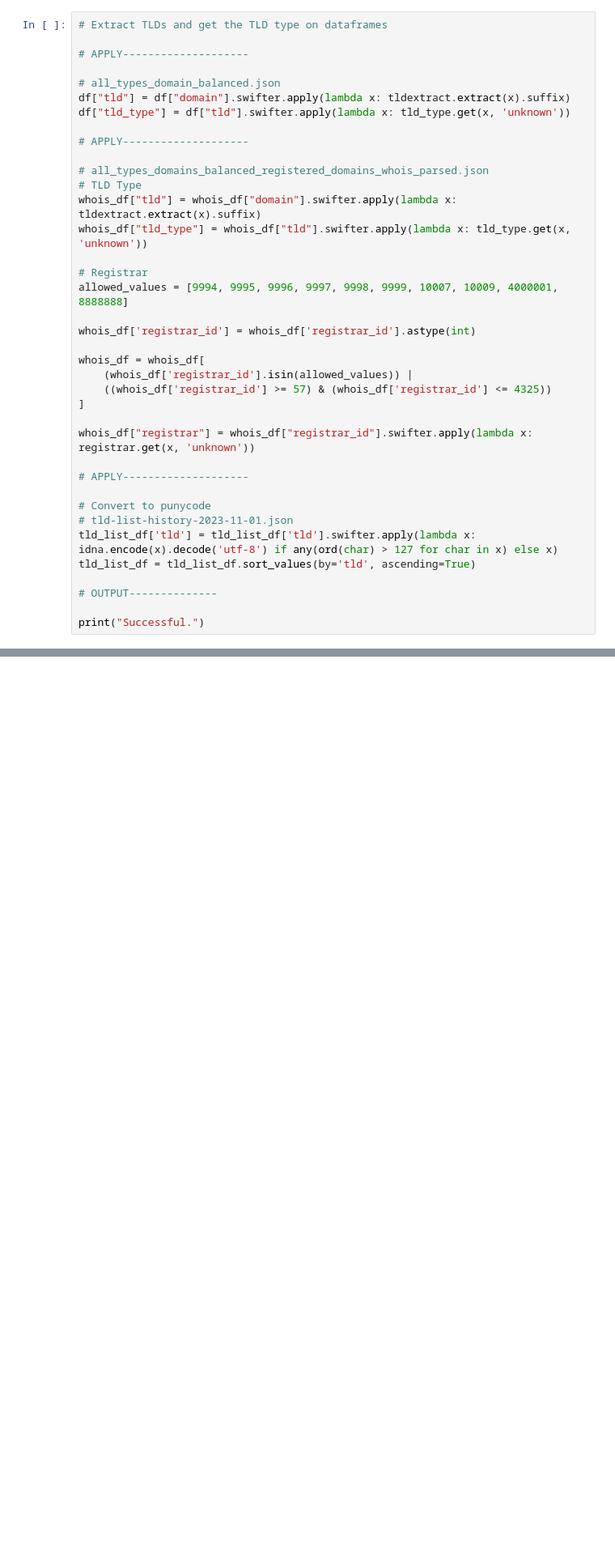
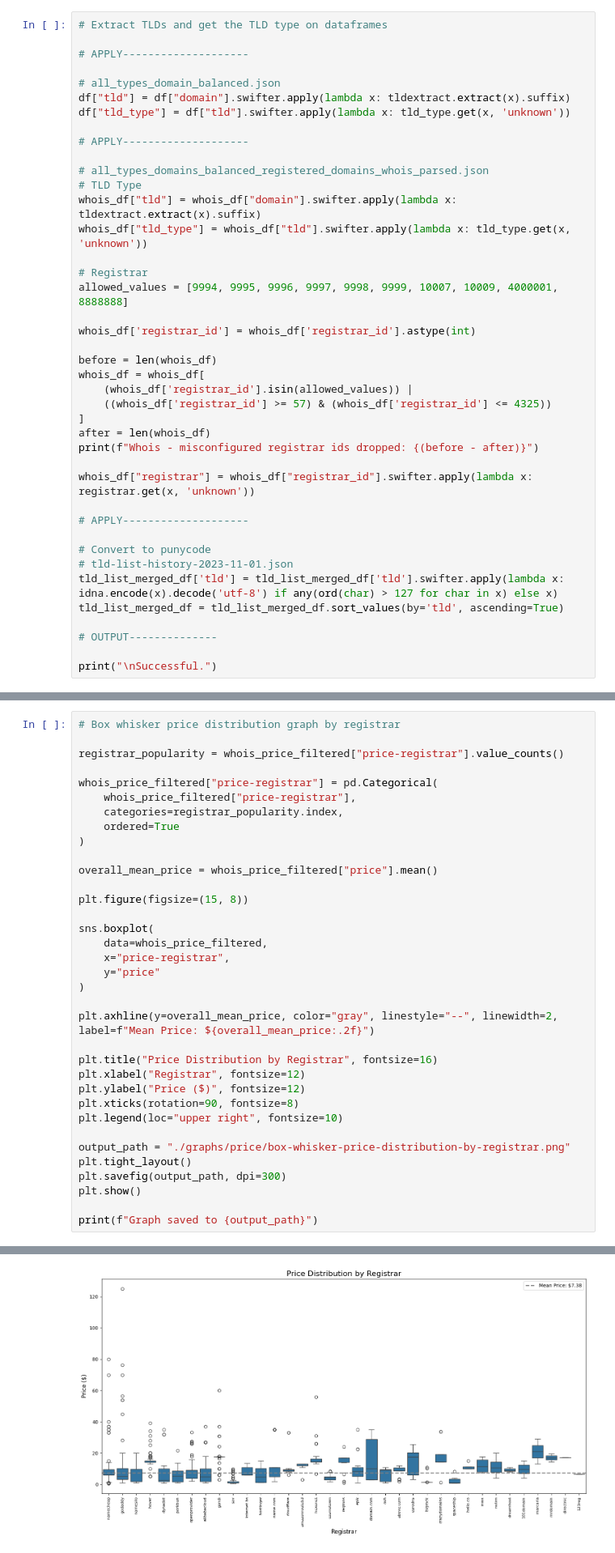
Before and after one commit to digitaldisarray/Registrar-Analysis, a Jupyter notebook: graph.ipynb, the cells around one changed output, grey strips where cells are left out. Shown: that part at 81% size. Drawn from its saved outputs; the diff is of its cells as text; blank space fills up the shorter version.

```diff
--- a/graph.ipynb
+++ b/graph.ipynb
@@ -138,10 +222,13 @@ allowed_values = [9994, 9995, 9996, 9997, 9998, 9999, 10007, 10009, 4000001, 888
 
 whois_df['registrar_id'] = whois_df['registrar_id'].astype(int)
 
+before = len(whois_df)
 whois_df = whois_df[
     (whois_df['registrar_id'].isin(allowed_values)) |
     ((whois_df['registrar_id'] >= 57) & (whois_df['registrar_id'] <= 4325))
 ]
+after = len(whois_df)
+print(f"Whois - misconfigured registrar ids dropped: {(before - after)}")
 
 whois_df["registrar"] = whois_df["registrar_id"].swifter.apply(lambda x: registrar.get(x, 'unknown'))
 
@@ -149,10 +236,10 @@ whois_df["registrar"] = whois_df["registrar_id"].swifter.apply(lambda x: registr
 
 # Convert to punycode
 # tld-list-history-2023-11-01.json
-tld_list_df['tld'] = tld_list_df['tld'].swifter.apply(lambda x: idna.encode(x).decode('utf-8') if any(ord(char) > 127 for char in x) else x)
-tld_list_df = tld_list_df.sort_values(by='tld', ascending=True)
+tld_list_merged_df['tld'] = tld_list_merged_df['tld'].swifter.apply(lambda x: idna.encode(x).decode('utf-8') if any(ord(char) > 127 for char in x) else x)
+tld_list_merged_df = tld_list_merged_df.sort_values(by='tld', ascending=True)
 
 # OUTPUT--------------
 
-print("Successful.")
+print("\nSuccessful.")
 # %% [output]
@@ -410,0 +930,36 @@ for source in sources:
+# %%
+# Box whisker price distribution graph by registrar
+
+registrar_popularity = whois_price_filtered["price-registrar"].value_counts()
+
+whois_price_filtered["price-registrar"] = pd.Categorical(
+    whois_price_filtered["price-registrar"],
+    categories=registrar_popularity.index,
+    ordered=True
+)
+
+overall_mean_price = whois_price_filtered["price"].mean()
+
+plt.figure(figsize=(15, 8))
+
+sns.boxplot(
+    data=whois_price_filtered,
+    x="price-registrar",
+    y="price"
+)
+
+plt.axhline(y=overall_mean_price, color="gray", linestyle="--", linewidth=2, label=f"Mean Price: ${overall_mean_price:.2f}")
+
+plt.title("Price Distribution by Registrar", fontsize=16)
+plt.xlabel("Registrar", fontsize=12)
+plt.ylabel("Price ($)", fontsize=12)
+plt.xticks(rotation=90, fontsize=8)
+plt.legend(loc="upper right", fontsize=10)
+
+output_path = "./graphs/price/box-whisker-price-distribution-by-registrar.png"
+plt.tight_layout()
+plt.savefig(output_path, dpi=300)
+plt.show()
+
+print(f"Graph saved to {output_path}")
+# %% [output]
@@ -410,0 +971 @@ for source in sources:
+[figure, added]
```
Also changed, not shown: parts of 14 cells of this notebook.
